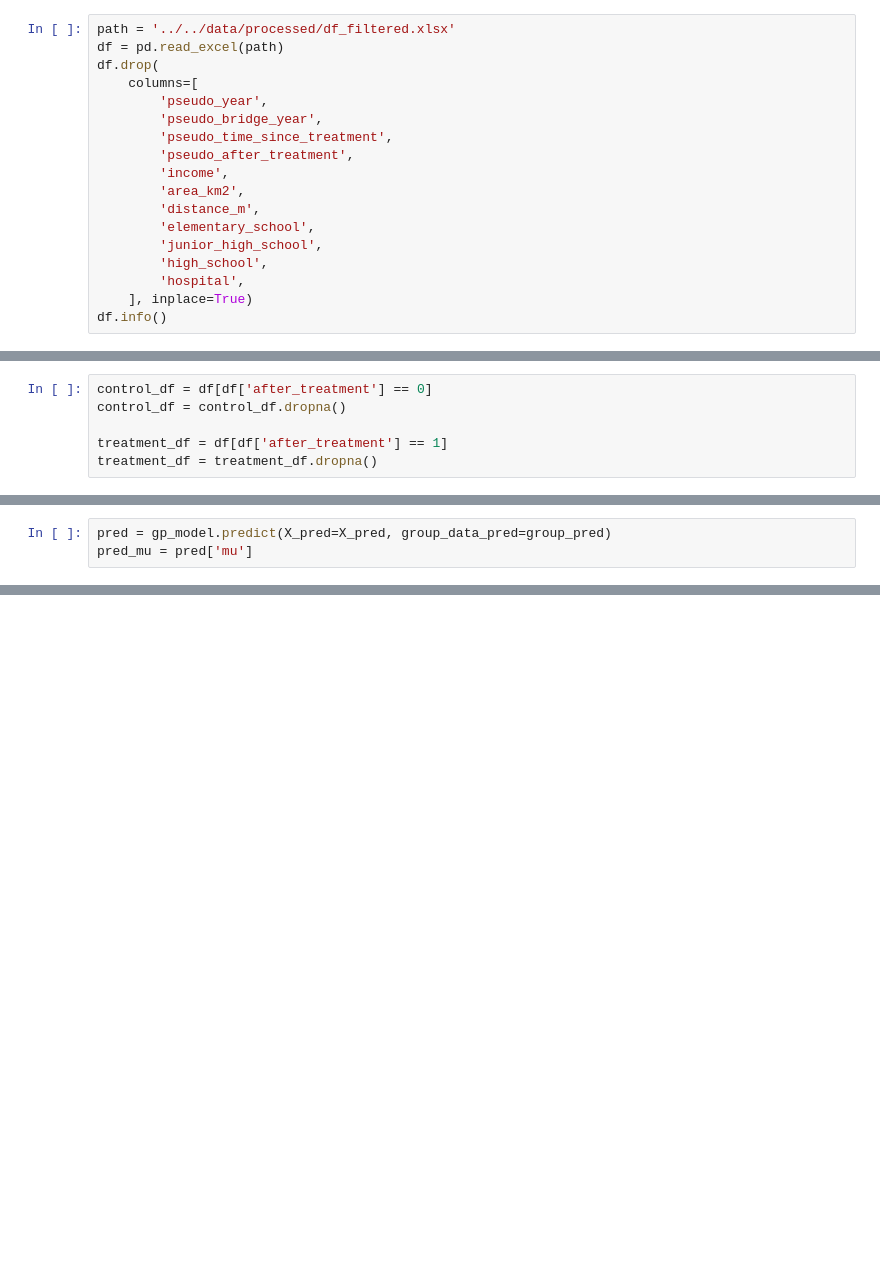
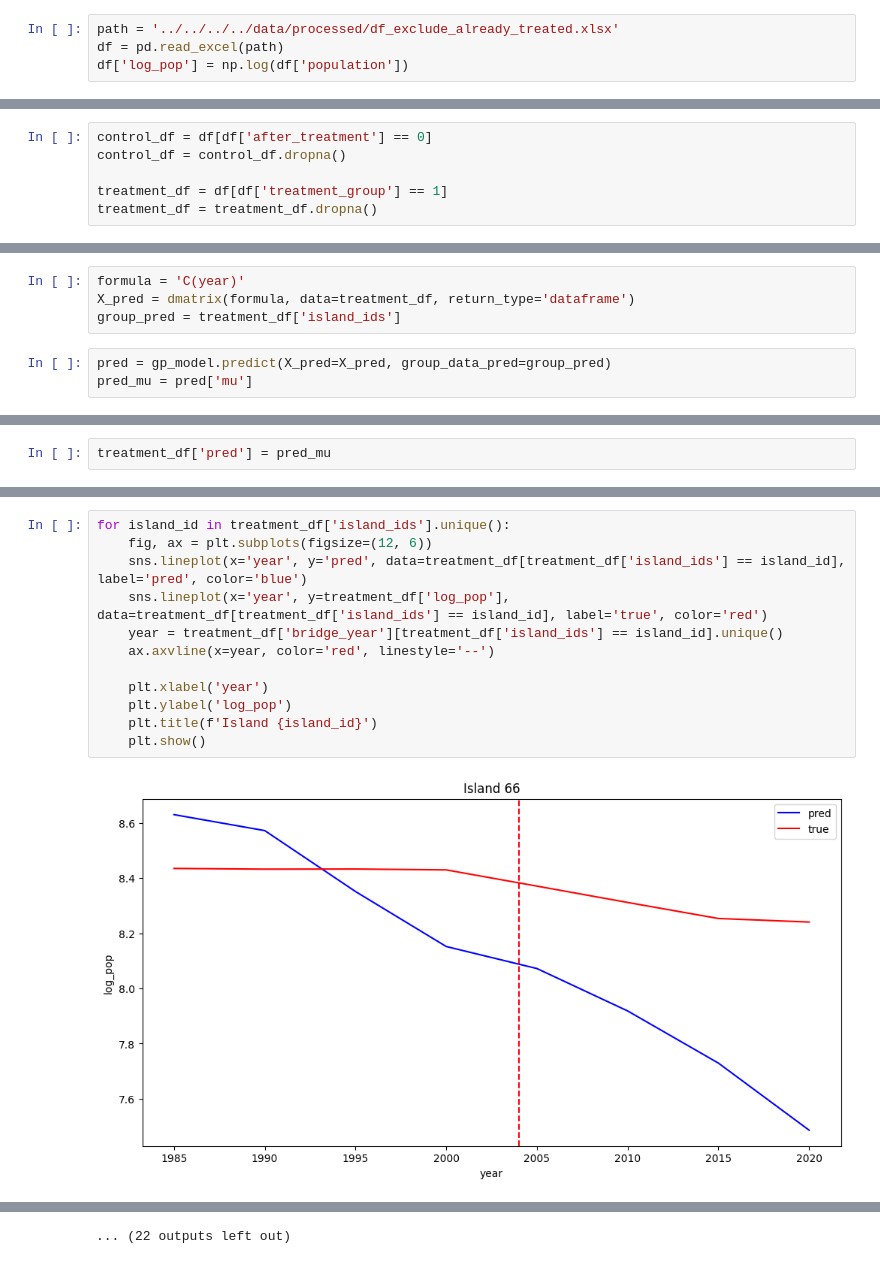
Before and after one commit to Keisei-Akiya/bridge-straw-effects, a Jupyter notebook: src/analysis/frequency/scm/scm.ipynb, the cells around one changed output, grey strips where cells are left out. Saved outputs shown, nothing was run; the diff lists cells and outputs as text; blank space fills up the shorter version.

```diff
--- a/src/analysis/frequency/scm/scm.ipynb
+++ b/src/analysis/frequency/scm/scm.ipynb
@@ -8,18 +10,4 @@ import matplotlib.pyplot as plt
 # %%
-path = '../../data/processed/df_filtered.xlsx'
+path = '../../../../data/processed/df_exclude_already_treated.xlsx'
 df = pd.read_excel(path)
-df.drop(
-    columns=[
-        'pseudo_year',
-        'pseudo_bridge_year',
-        'pseudo_time_since_treatment',
-        'pseudo_after_treatment',
-        'income',
-        'area_km2',
-        'distance_m',
-        'elementary_school',
-        'junior_high_school',
-        'high_school',
-        'hospital',
-    ], inplace=True)
-df.info()
+df['log_pop'] = np.log(df['population'])
@@ -48,7 +15,7 @@ memory usage: 188.7+ KB
 control_df = df[df['after_treatment'] == 0]
 control_df = control_df.dropna()
 
-treatment_df = df[df['after_treatment'] == 1]
+treatment_df = df[df['treatment_group'] == 1]
 treatment_df = treatment_df.dropna()
 # %%
 formula = 'C(year)'
@@ -95,3 +48,7 @@ group_pred = treatment_group['island_ids']
+# %%
+formula = 'C(year)'
+X_pred = dmatrix(formula, data=treatment_df, return_type='dataframe')
+group_pred = treatment_df['island_ids']
 # %%
 pred = gp_model.predict(X_pred=X_pred, group_data_pred=group_pred)
 pred_mu = pred['mu']
@@ -108,0 +75,2 @@ plt.show()
+# %%
+treatment_df['pred'] = pred_mu
@@ -108,0 +91,14 @@ plt.show()
+# %%
+for island_id in treatment_df['island_ids'].unique():
+    fig, ax = plt.subplots(figsize=(12, 6))
+    sns.lineplot(x='year', y='pred', data=treatment_df[treatment_df['island_ids'] == island_id], label='pred', color='blue')
+    sns.lineplot(x='year', y=treatment_df['log_pop'], data=treatment_df[treatment_df['island_ids'] == island_id], label='true', color='red')
+    year = treatment_df['bridge_year'][treatment_df['island_ids'] == island_id].unique()
+    ax.axvline(x=year, color='red', linestyle='--')
+
+    plt.xlabel('year')
+    plt.ylabel('log_pop')
+    plt.title(f'Island {island_id}')
+    plt.show()
+# %% [output]
+[figure, added]
@@ -108,0 +116 @@ plt.show()
+... (22 outputs left out)
```
Also changed, not shown: parts of 10 cells of this notebook, 7 other files.
